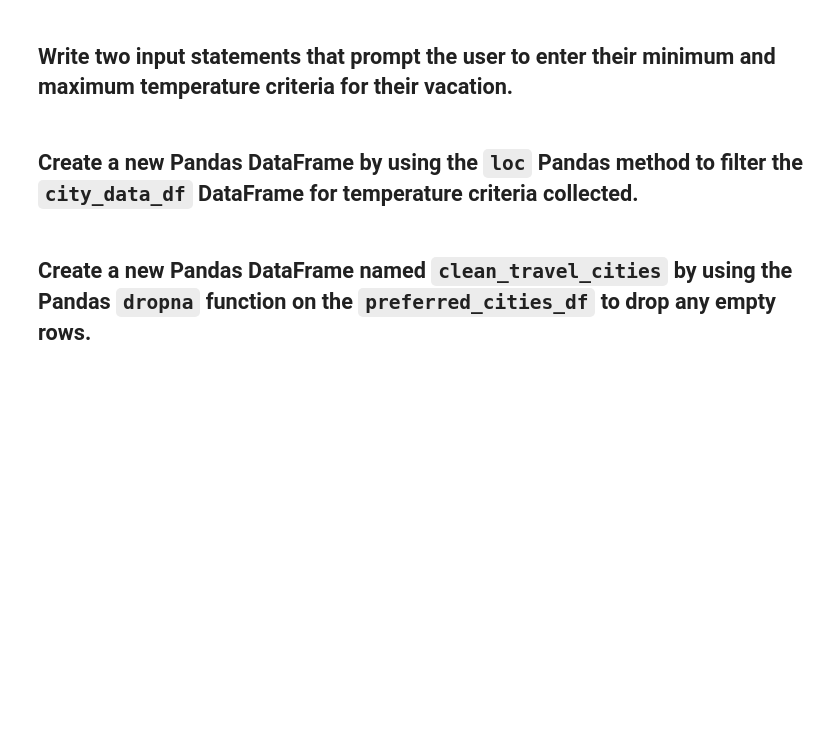
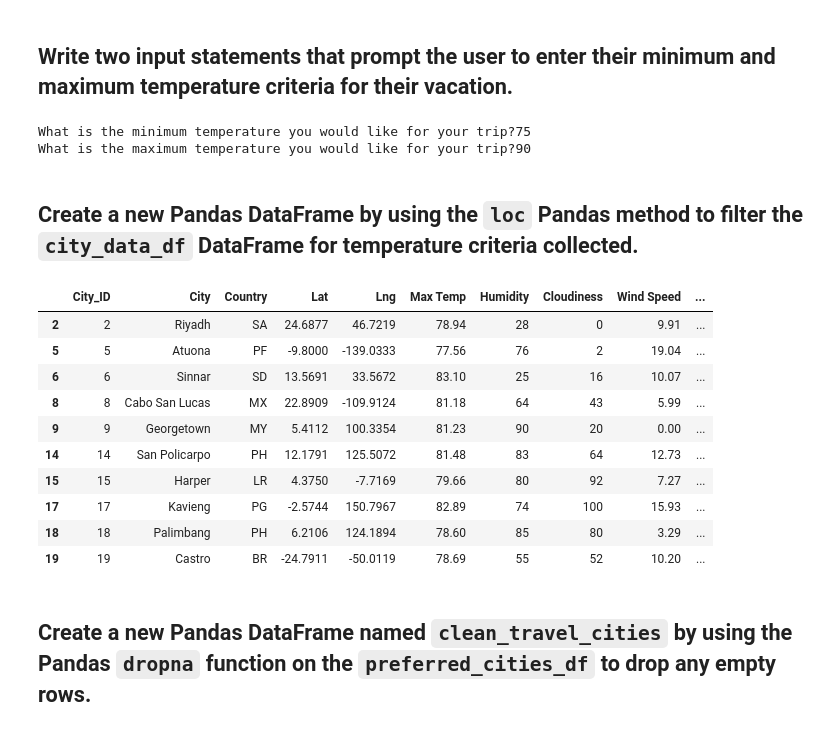
Before and after one commit to albertoaignr/Weather-Analysis, a Jupyter notebook: Vacation_Search/Vacation_Search.ipynb, the cells around one changed output. Cells and saved outputs as stored; diff of their text form; code cells hidden in the pictures; blank space fills up the shorter version.

```diff
--- a/Vacation_Search/Vacation_Search.ipynb
+++ b/Vacation_Search/Vacation_Search.ipynb
@@ -73,18 +83,34 @@ AttributeError: 'DataFrame' object has no attribute 'DataFrame'
 ## Write two input statements that prompt the user to enter their minimum and maximum temperature criteria for their vacation.
 # %%
 # Prompt the user to enter the minimum temperature criteria
-min_temp = # YOUR CODE HERE
+min_temp = float(input("What is the minimum temperature you would like for your trip?"))
 
 # Prompt the user to enter the maximum temperature criteria
-max_temp = # YOUR CODE HERE
+max_temp = float(input("What is the maximum temperature you would like for your trip?"))
+# %% [output]
+What is the minimum temperature you would like for your trip?75
+What is the maximum temperature you would like for your trip?90
 # %% [markdown]
 ## Create a new Pandas DataFrame by using the `loc` Pandas method to filter the `city_data_df` DataFrame for temperature criteria  collected.
 # %%
 # Filter the city_data_df DataFrame to find the cities that fit the criteria using the loc Pandas function
-preferred_cities_df = # YOUR CODE HERE
+preferred_cities_df = city_data_df.loc[(city_data_df["Max Temp"]<= max_temp)&\
+                                      (city_data_df["Max Temp"]>= min_temp)]
 
 # Display sample data
-# YOUR CODE HERE
+preferred_cities_df.head(10)
+# %% [output]
+|  | City_ID | City | Country | Lat | Lng | Max Temp | Humidity | Cloudiness | Wind Speed | ... |
+| 2 | 2 | Riyadh | SA | 24.6877 | 46.7219 | 78.94 | 28 | 0 | 9.91 | ... |
+| 5 | 5 | Atuona | PF | -9.8000 | -139.0333 | 77.56 | 76 | 2 | 19.04 | ... |
+| 6 | 6 | Sinnar | SD | 13.5691 | 33.5672 | 83.10 | 25 | 16 | 10.07 | ... |
+| 8 | 8 | Cabo San Lucas | MX | 22.8909 | -109.9124 | 81.18 | 64 | 43 | 5.99 | ... |
+| 9 | 9 | Georgetown | MY | 5.4112 | 100.3354 | 81.23 | 90 | 20 | 0.00 | ... |
+| 14 | 14 | San Policarpo | PH | 12.1791 | 125.5072 | 81.48 | 83 | 64 | 12.73 | ... |
+| 15 | 15 | Harper | LR | 4.3750 | -7.7169 | 79.66 | 80 | 92 | 7.27 | ... |
+| 17 | 17 | Kavieng | PG | -2.5744 | 150.7967 | 82.89 | 74 | 100 | 15.93 | ... |
+| 18 | 18 | Palimbang | PH | 6.2106 | 124.1894 | 78.60 | 85 | 80 | 3.29 | ... |
+| 19 | 19 | Castro | BR | -24.7911 | -50.0119 | 78.69 | 55 | 52 | 10.20 | ... |
 # %% [markdown]
 ## Create a new Pandas DataFrame named `clean_travel_cities` by using the Pandas `dropna` function on the `preferred_cities_df` to drop any empty rows.
 # %%
```
Also changed, not shown: parts of 11 cells of this notebook, 5 other files.
